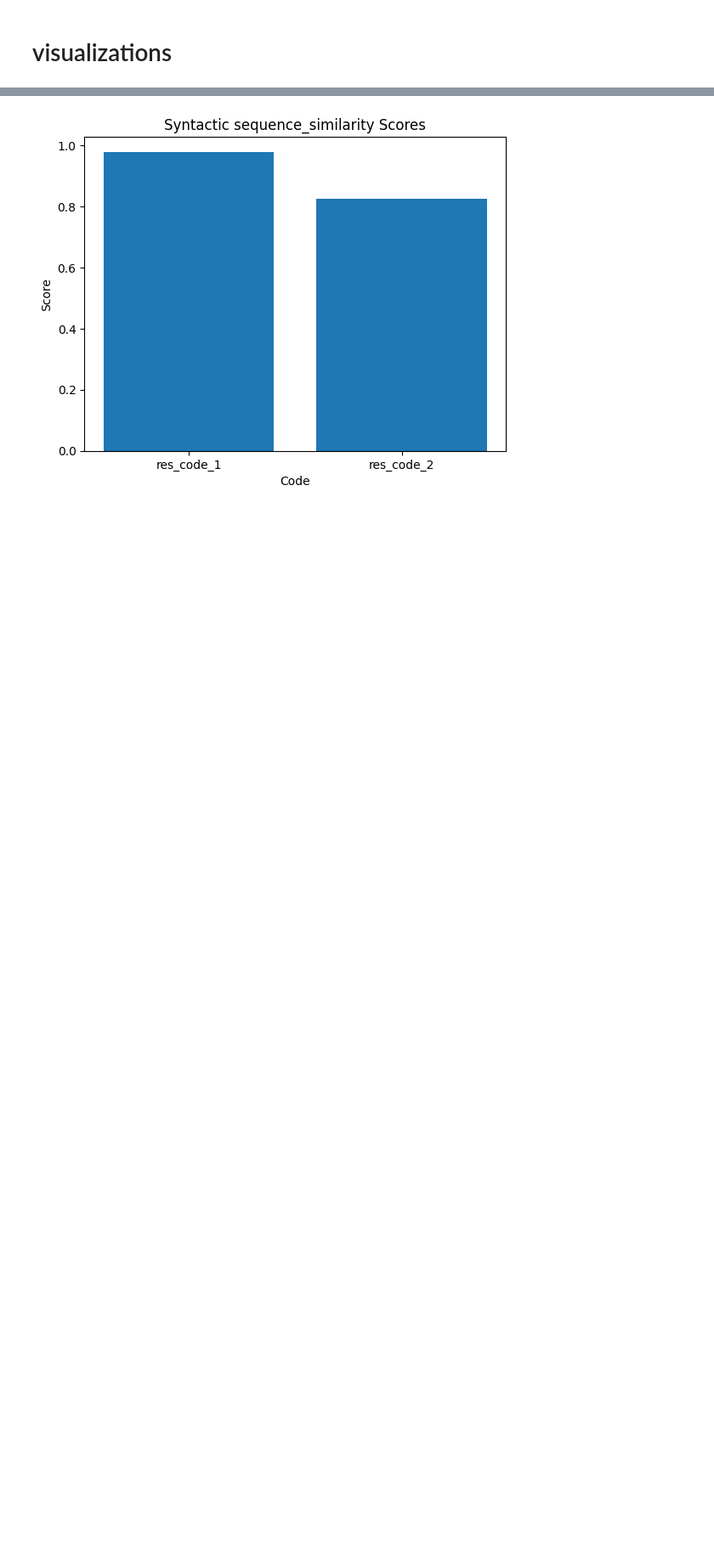
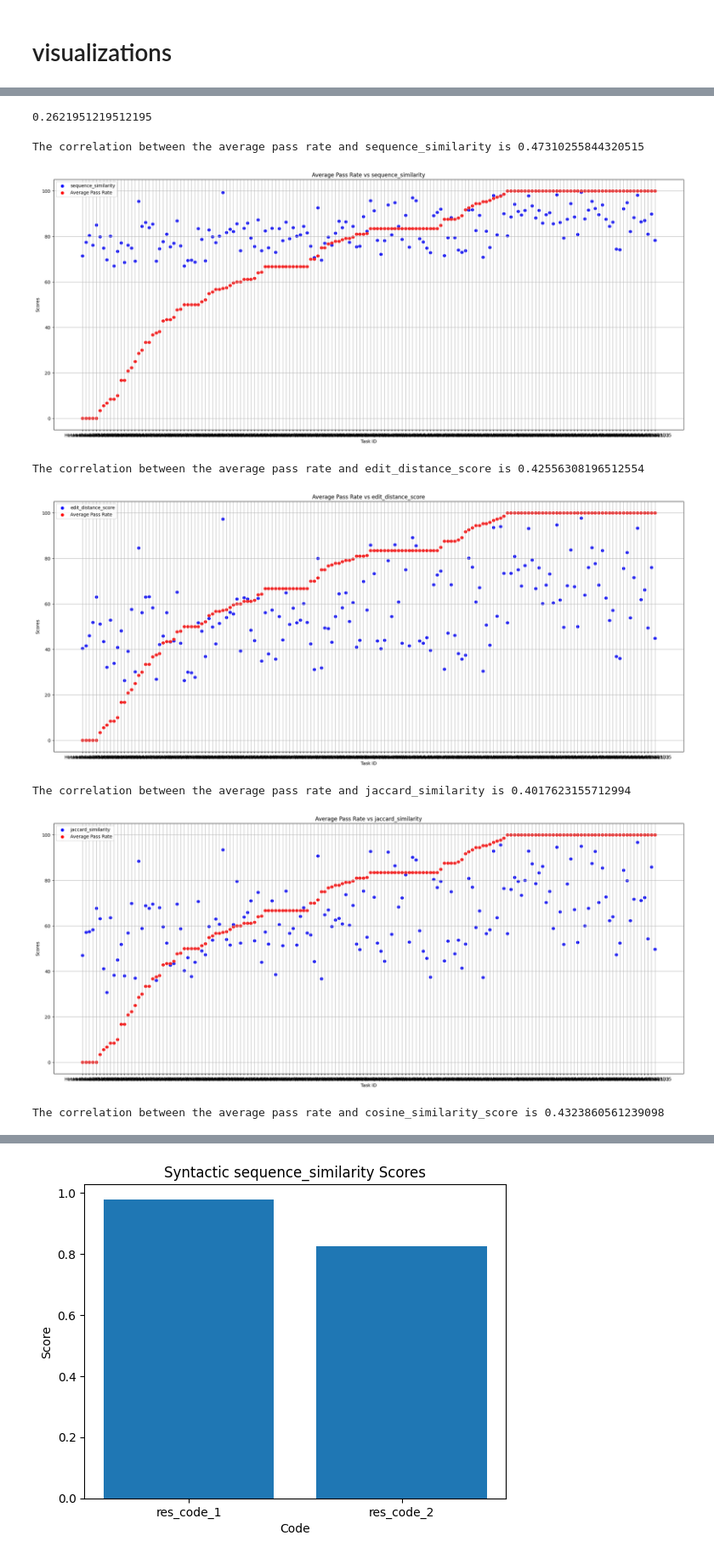
Before and after one commit to QEDady/LLM-Code-Verifier, a Jupyter notebook: testing.ipynb, the cells around one changed output, grey strips where cells are left out. Shown at 85% size. Saved outputs shown, nothing was run; the diff lists cells and outputs as text; code cells hidden in the pictures; blank space fills up the shorter version.

Commit message:
added visulizations and their data with calculated scores

```diff
--- a/testing.ipynb
+++ b/testing.ipynb
@@ -82,2 +82,11 @@ Scores generated successfully
 # %% [markdown]
 # visualizations
+# %%
+#read the csv file dataset_HumanEval_model_gpt-4-turbo-preview_n_5_tempr_0_temps_1_trial_1_sim_score.csv
+df = pd.read_csv("RESULTS/final scores/dataset_HumanEval_model_gpt-3.5-turbo_n_5_tempr_0_temps_1.5_trial_1_sim_score.csv")
+#add column to avg the pass rate
+df['avg_pass_rate'] = df[[f'pass_rate_{i}' for i in range(6)]].mean(axis=1)
+#sort by avg pass rate
+df = df.sort_values(by='avg_pass_rate',ascending=True)
+
+df
@@ -83,0 +107,27 @@ Scores generated successfully
+# %%
+scores_columns = ['sequence_similarity','edit_distance_score','jaccard_similarity','cosine_similarity_score','sorensen_dice_coefficient','hamming_distance_score','longest_common_subsequence','UnifiedDiff','TreeDiff']
+# %%
+len(df[df['avg_pass_rate'] == 100] )/ len(df)
+# %% [output]
+0.2621951219512195
+# %%
+for score in scores_columns:
+    print("The correlation between the average pass rate and",score,"is",df['avg_pass_rate'].corr(df[score]))
+    #plot the avg pass rate wih color red and sequence similarity with color blue
+    plt.figure(figsize=(25,10))
+    plt.scatter(df['task_id'],df[score]*100,color='blue')
+    plt.scatter(df['task_id'],df['avg_pass_rate'],color='red')
+    plt.xlabel('Task ID')
+    plt.ylabel('Scores')
+    plt.legend([score,'Average Pass Rate'])
+    plt.title('Average Pass Rate vs ' + score)
+    plt.grid()
+    plt.show()
+# %% [output]
+The correlation between the average pass rate and sequence_similarity is 0.47310255844320515
+[figure, added]
+The correlation between the average pass rate and edit_distance_score is 0.42556308196512554
+[figure, added]
+The correlation between the average pass rate and jaccard_similarity is 0.4017623155712994
+[figure, added]
+The correlation between the average pass rate and cosine_similarity_score is 0.4323860561239098
```
Also changed, not shown: parts of 5 cells of this notebook, 7 other files.
